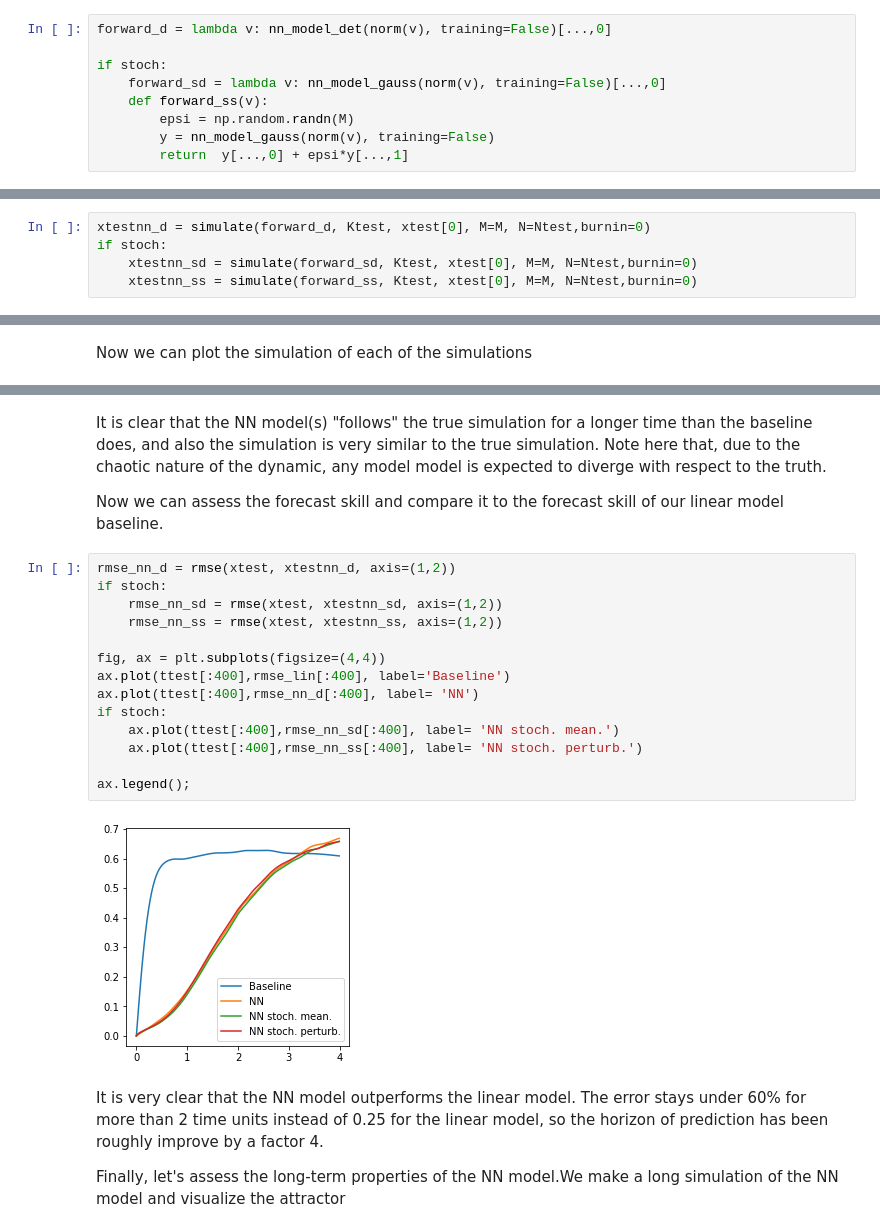
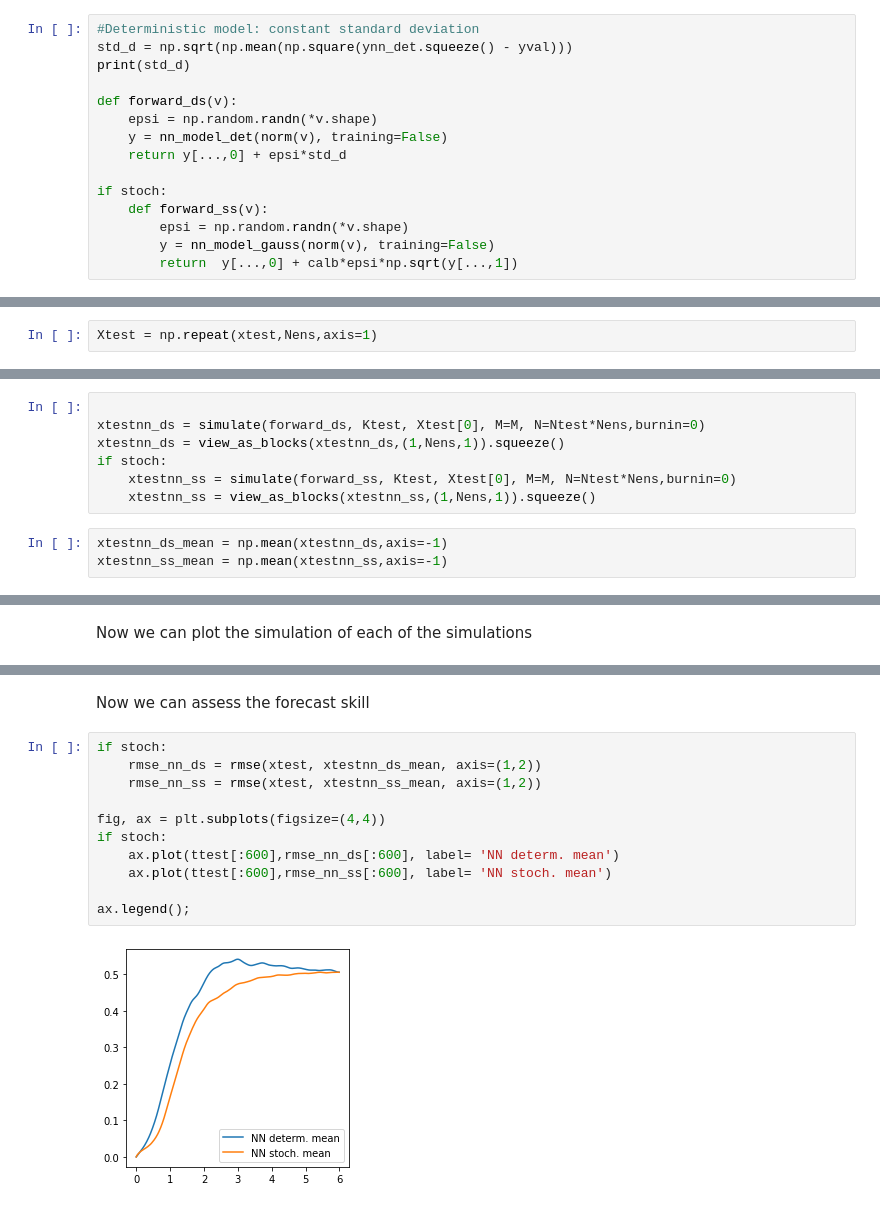
Before and after one commit to brajard/dynamical-uq, a Jupyter notebook: L96_demonstrator.ipynb, the cells around one changed output, grey strips where cells are left out. Saved outputs shown, nothing was run; the diff lists cells and outputs as text.

````diff
--- a/L96_demonstrator.ipynb
+++ b/L96_demonstrator.ipynb
@@ -470,11 +415,17 @@ Define the resolvant of the NN nodel. We have 3 resolvants:
 - <font color='blue'> The average of the  gaussian neural net perturbed by a random noise of with the standard deviation given by the
 neural net: ```forward_ss```</font>
 # %%
-forward_d = lambda v: nn_model_det(norm(v), training=False)[...,0]
+#Deterministic model: constant standard deviation
+std_d = np.sqrt(np.mean(np.square(ynn_det.squeeze() - yval)))
+print(std_d)
+
+def forward_ds(v):
+    epsi = np.random.randn(*v.shape)
+    y = nn_model_det(norm(v), training=False)
+    return y[...,0] + epsi*std_d
 
 if stoch:
-	forward_sd = lambda v: nn_model_gauss(norm(v), training=False)[...,0]
-	def forward_ss(v):
-		epsi = np.random.randn(M)
-		y = nn_model_gauss(norm(v), training=False)
-		return  y[...,0] + epsi*y[...,1]
+    def forward_ss(v):
+        epsi = np.random.randn(*v.shape)
+        y = nn_model_gauss(norm(v), training=False)
+        return  y[...,0] + calb*epsi*np.sqrt(y[...,1])
@@ -481,7 +436,14 @@ if stoch:
+# %%
+Xtest = np.repeat(xtest,Nens,axis=1)
 # %% [markdown]
 Integrate the NN model over the test dataset and plot one trajectory
 # %%
-xtestnn_d = simulate(forward_d, Ktest, xtest[0], M=M, N=Ntest,burnin=0)
+
+xtestnn_ds = simulate(forward_ds, Ktest, Xtest[0], M=M, N=Ntest*Nens,burnin=0)
+xtestnn_ds = view_as_blocks(xtestnn_ds,(1,Nens,1)).squeeze()
 if stoch:
-	xtestnn_sd = simulate(forward_sd, Ktest, xtest[0], M=M, N=Ntest,burnin=0)
-	xtestnn_ss = simulate(forward_ss, Ktest, xtest[0], M=M, N=Ntest,burnin=0)
+    xtestnn_ss = simulate(forward_ss, Ktest, Xtest[0], M=M, N=Ntest*Nens,burnin=0)
+    xtestnn_ss = view_as_blocks(xtestnn_ss,(1,Nens,1)).squeeze()
+# %%
+xtestnn_ds_mean = np.mean(xtestnn_ds,axis=-1)
+xtestnn_ss_mean = np.mean(xtestnn_ss,axis=-1)
@@ -504,26 +479,16 @@ if stoch:
 # %% [markdown]
-It is clear that the NN model(s) "follows" the true simulation for a longer time than the baseline does,
-and also the simulation is very similar to the true simulation. Note here that, due to the chaotic nature of the dynamic,
- any model model is expected to diverge with respect to the truth.
 
-Now we can assess the forecast skill and compare it to the forecast skill of our linear model baseline.
+Now we can assess the forecast skill
 # %%
-rmse_nn_d = rmse(xtest, xtestnn_d, axis=(1,2))
 if stoch:
-	rmse_nn_sd = rmse(xtest, xtestnn_sd, axis=(1,2))
-	rmse_nn_ss = rmse(xtest, xtestnn_ss, axis=(1,2))
+    rmse_nn_ds = rmse(xtest, xtestnn_ds_mean, axis=(1,2))
+    rmse_nn_ss = rmse(xtest, xtestnn_ss_mean, axis=(1,2))
 
 fig, ax = plt.subplots(figsize=(4,4))
-ax.plot(ttest[:400],rmse_lin[:400], label='Baseline')
-ax.plot(ttest[:400],rmse_nn_d[:400], label= 'NN')
 if stoch:
-	ax.plot(ttest[:400],rmse_nn_sd[:400], label= 'NN stoch. mean.')
-	ax.plot(ttest[:400],rmse_nn_ss[:400], label= 'NN stoch. perturb.')
+    ax.plot(ttest[:600],rmse_nn_ds[:600], label= 'NN determ. mean')
+    ax.plot(ttest[:600],rmse_nn_ss[:600], label= 'NN stoch. mean')
 
 ax.legend();
 # %% [output]
-[figure, old version]
+[figure, new version]
-# %% [markdown]
-It is very clear that the NN model outperforms the linear model. The error stays under 60% for more than 2 time units instead of 0.25 for the linear model, so the horizon of prediction has been roughly improve by a factor 4.
-
-Finally, let's assess the long-term properties of the NN model.We make a long simulation of the NN model and visualize the attractor
````
Also changed, not shown: parts of 58 cells of this notebook, 1 other file.
